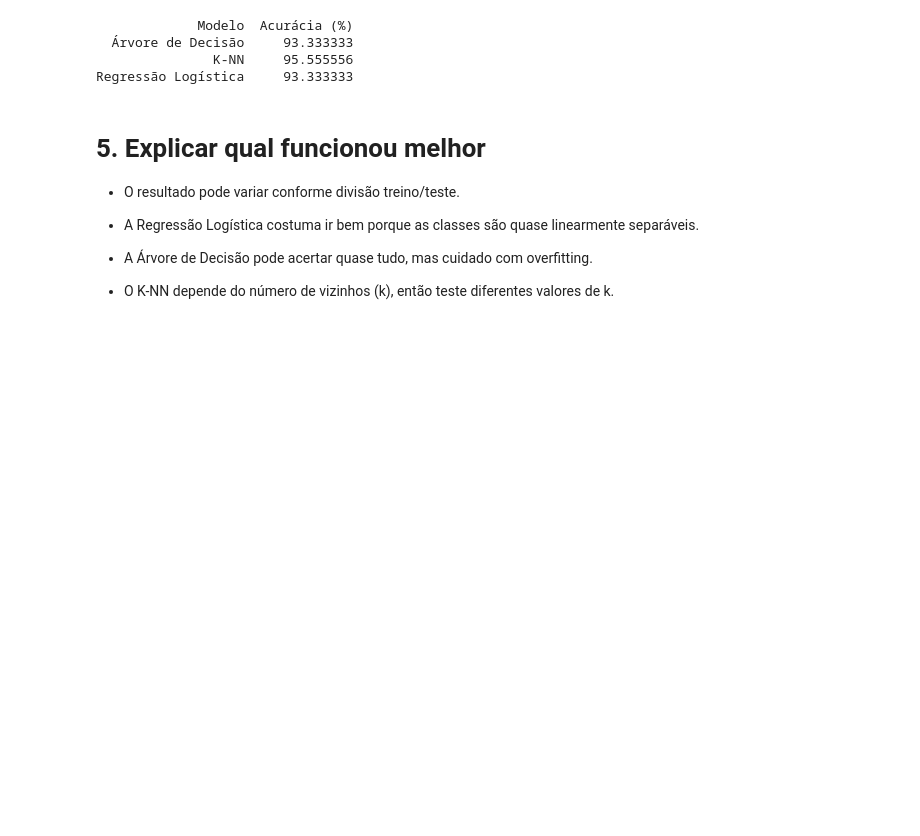
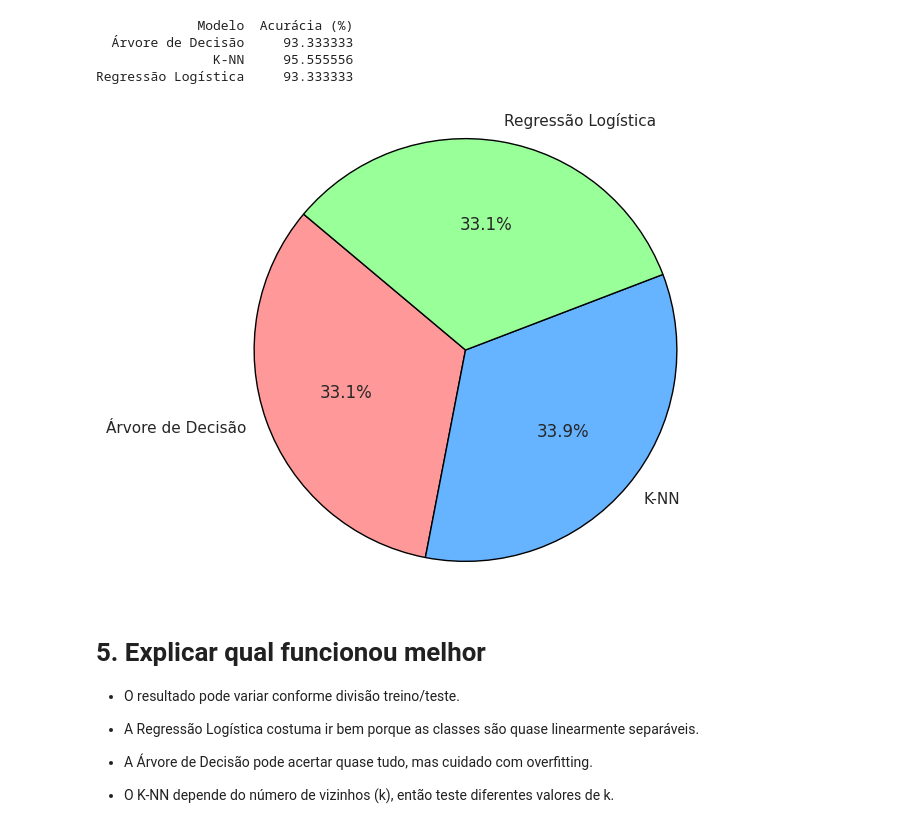
Before and after one commit to EricIkeda1/Treinando_Machine_Learning, a Jupyter notebook: iris.ipynb, the cells around one changed output. Drawn from its saved outputs; the diff is of its cells as text; code cells hidden in the pictures; blank space fills up the shorter version.

```diff
--- a/iris.ipynb
+++ b/iris.ipynb
@@ -141,6 +142,18 @@ print(resultados.to_string(index=False))
   Árvore de Decisão     93.333333
                K-NN     95.555556
 Regressão Logística     93.333333
+# %%
+modelos = ['Árvore de Decisão', 'K-NN', 'Regressão Logística']
+acuracias = [acc_dt*100, acc_knn*100, acc_lr*100]
+
+cores = ['#FF9999','#66B3FF','#99FF99']
+
+plt.figure(figsize=(6,6))
+plt.pie(acuracias, labels=modelos, autopct='%1.1f%%', startangle=140, colors=cores, wedgeprops={'edgecolor':'black'})
+plt.axis('equal')
+plt.show()
+# %% [output]
+[figure, added]
 # %% [markdown]
 # 5. Explicar qual funcionou melhor
 
```
Also changed, not shown: parts of 2 cells of this notebook.
